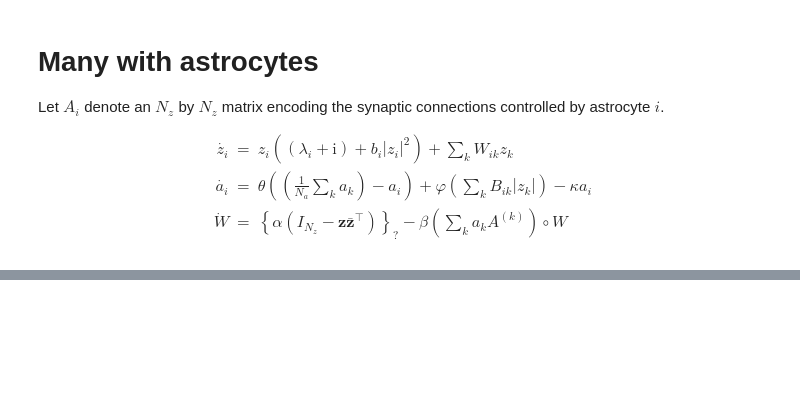
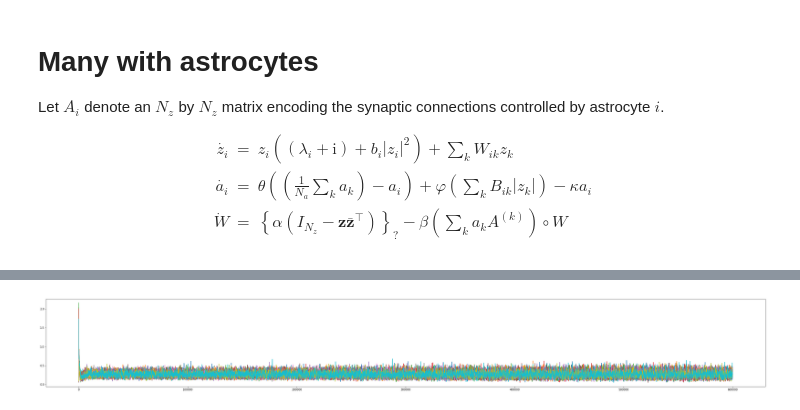
Before and after one commit to maxcollard/stahn, a Jupyter notebook: hopf-ast2.ipynb, the cells around one changed output, grey strips where cells are left out. Drawn from its saved outputs; the diff is of its cells as text; code cells hidden in the pictures; blank space fills up the shorter version.

```diff
--- a/hopf-ast2.ipynb
+++ b/hopf-ast2.ipynb
@@ -32,2 +25,9 @@ kappa = 0.01
+# %%
+alpha = 0.1 # 0.001 # 0.1
+beta = 0.001 # 0.0005 # 0.0001
+
+theta = 0.01 # 0.00001 # 0.0001
+phi = 0.1
+kappa = 1.
 # %%
 A = []
@@ -82,8 +99,8 @@ def deriv( t, y ):
 
     return y_dot
 # %%
-t_span = [0, 5e3]
-t_eval = np.arange( t_span[0], t_span[-1], 5e-2 )
+t_span = [0, 6e3]
+t_eval = np.arange( t_span[0], t_span[-1], 1e-2 )
 # %%
 # TODO Randomize the z0 in an intelligent way
 z0 = np.zeros( (Nz,), dtype = np.complex )
@@ -101,8 +118,7 @@ y0[Nz:(Nz+Na)] = a0
 y0[(Nz+Na):] = W0.flatten()
 # %%
 sol = scipy.integrate.solve_ivp( deriv, t_span, y0,
-                                 t_eval = t_eval,
-                                 method = 'BDF' )
+                                 t_eval = t_eval )  # 'BDF'
 # %%
 t_star = sol.t
 y_star = sol.y
@@ -118,2 +137,7 @@ plt.imshow( np.real( a_star ), aspect = 'auto',
 # %%
+plt.figure( figsize = (48, 6) )
 plt.plot( np.real( a_star ).T )
+# plt.ylim( 0, 1. )
+plt.show()
+# %% [output]
+[figure, added]
```
Also changed, not shown: parts of 21 cells of this notebook, 2 other files.
